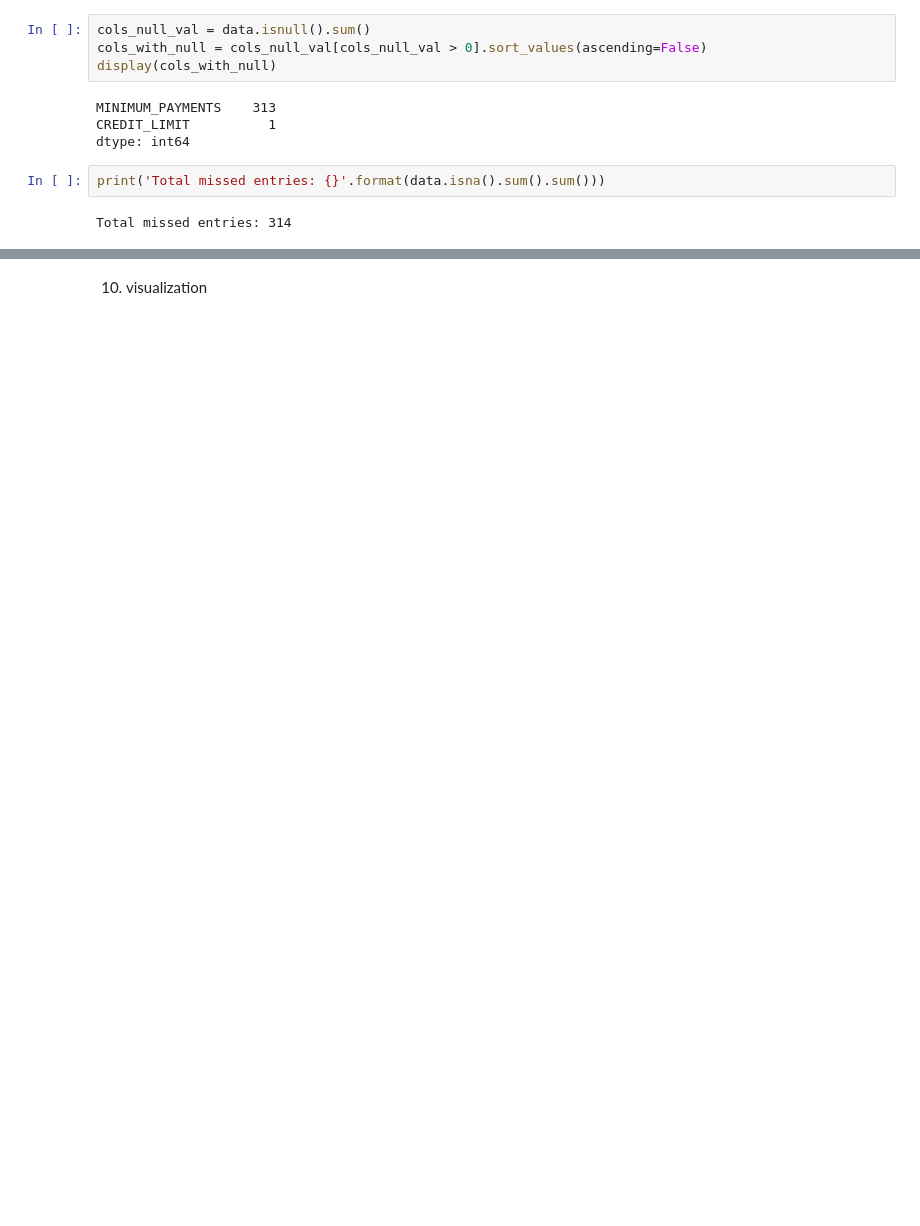
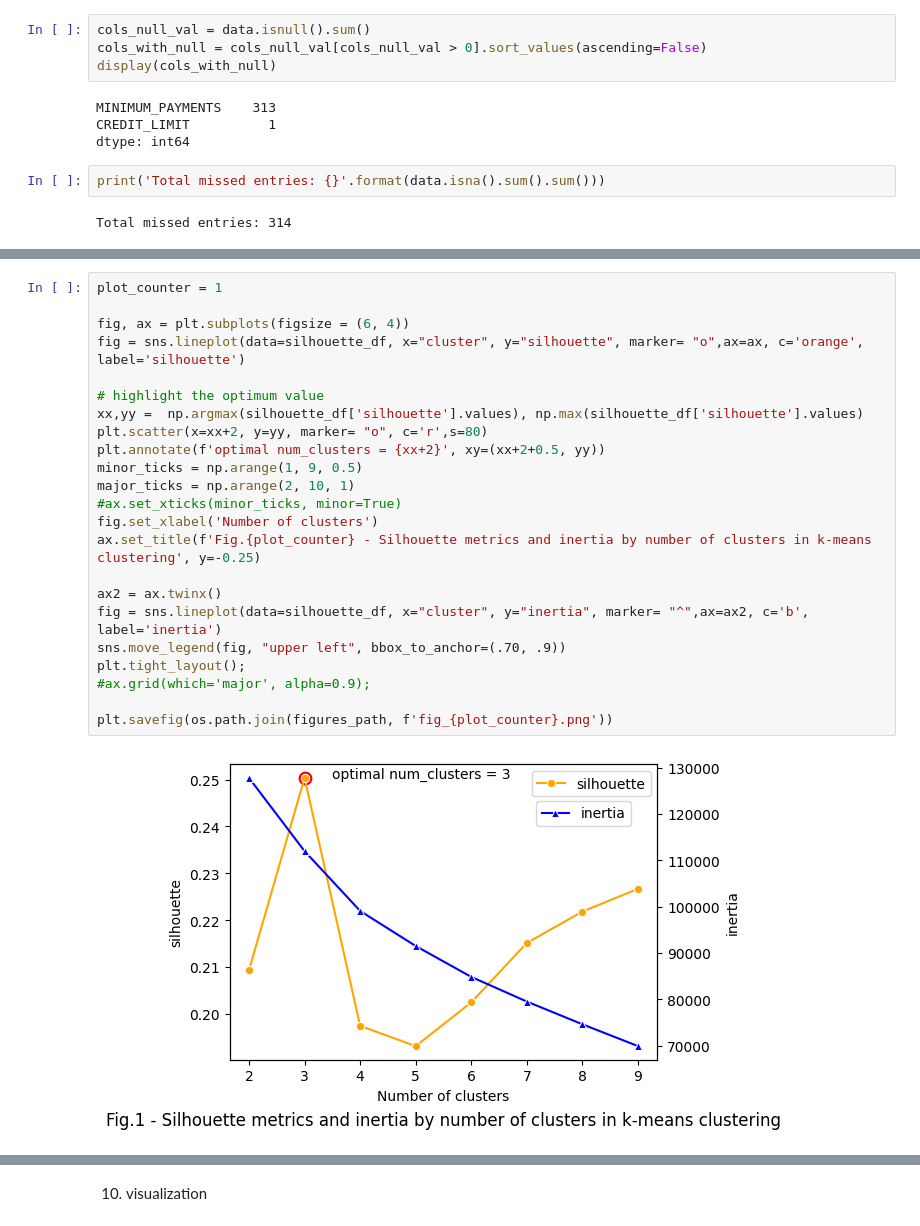
Before and after one commit to Alex1iv/customer_segmentation, a Jupyter notebook: notebooks/segmentation.ipynb, the cells around one changed output, grey strips where cells are left out. Drawn from its saved outputs; the diff is of its cells as text; blank space fills up the shorter version.

```diff
--- a/notebooks/segmentation.ipynb
+++ b/notebooks/segmentation.ipynb
@@ -130,0 +167,25 @@ X_scaled.iloc[0][0].round(2)
+# %%
+plot_counter = 1
+
+fig, ax = plt.subplots(figsize = (6, 4))
+fig = sns.lineplot(data=silhouette_df, x="cluster", y="silhouette", marker= "o",ax=ax, c='orange', label='silhouette')
+
+# highlight the optimum value
+xx,yy =  np.argmax(silhouette_df['silhouette'].values), np.max(silhouette_df['silhouette'].values)
+plt.scatter(x=xx+2, y=yy, marker= "o", c='r',s=80)
+plt.annotate(f'optimal num_clusters = {xx+2}', xy=(xx+2+0.5, yy))
+minor_ticks = np.arange(1, 9, 0.5)
+major_ticks = np.arange(2, 10, 1)
+#ax.set_xticks(minor_ticks, minor=True)
+fig.set_xlabel('Number of clusters')
+ax.set_title(f'Fig.{plot_counter} - Silhouette metrics and inertia by number of clusters in k-means clustering', y=-0.25)
+
+ax2 = ax.twinx()
+fig = sns.lineplot(data=silhouette_df, x="cluster", y="inertia", marker= "^",ax=ax2, c='b', label='inertia')
+sns.move_legend(fig, "upper left", bbox_to_anchor=(.70, .9))
+plt.tight_layout();
+#ax.grid(which='major', alpha=0.9);
+
+plt.savefig(os.path.join(figures_path, f'fig_{plot_counter}.png'))
+# %% [output]
+[figure, added]
```
Also changed, not shown: parts of 43 cells of this notebook.
